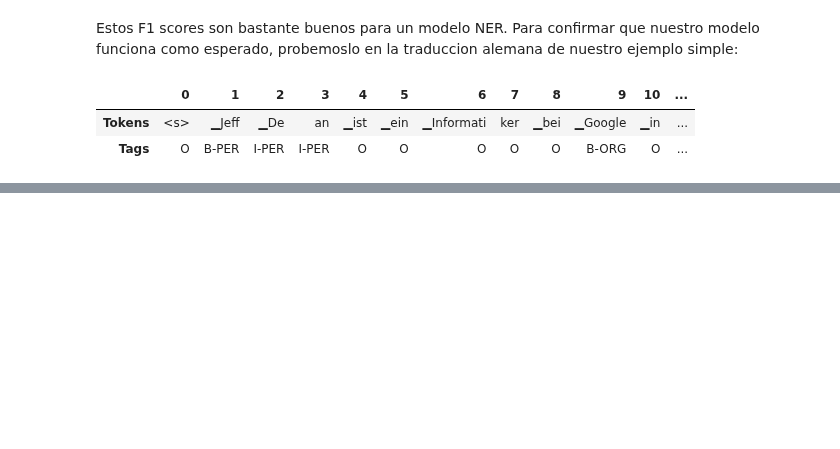
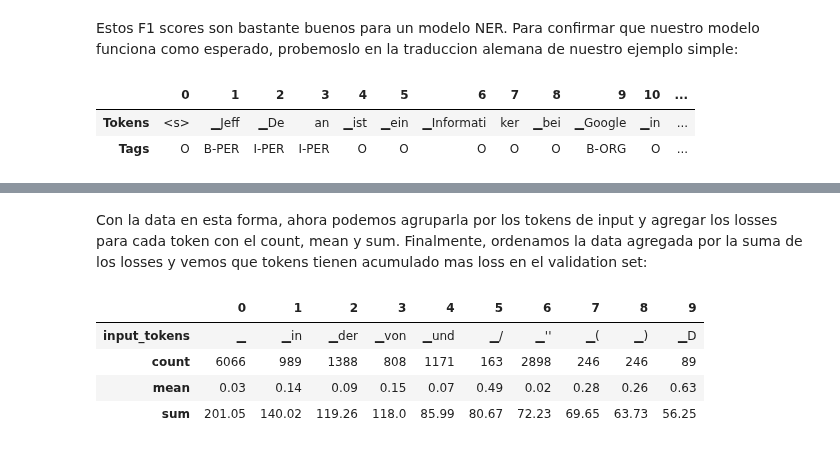
Before and after one commit to 0xpantera/UFM-AI-22, a Jupyter notebook: 08_NER.ipynb, the cells around one changed output, grey strips where cells are left out. Drawn from its saved outputs; the diff is of its cells as text; code cells hidden in the pictures; blank space fills up the shorter version.

```diff
--- a/08_NER.ipynb
+++ b/08_NER.ipynb
@@ -657,0 +715,19 @@ Funciona. Pero no podemos confiarnos con ver un solo ejemplo. Tenemos que realiz
+# %% [markdown]
+Con la data en esta forma, ahora podemos agruparla por los tokens de input y agregar los losses para cada token con el count, mean y sum. Finalmente, ordenamos la data agregada por la suma de los losses y vemos que tokens tienen acumulado mas loss en el validation set:
+# %%
+(
+    df_tokens.groupby("input_tokens")[["loss"]]
+    .agg(["count", "mean", "sum"])
+    .droplevel(level=0, axis=1)  # Get rid of multi-level columns
+    .sort_values(by="sum", ascending=False)
+    .reset_index()
+    .round(2)
+    .head(10)
+    .T
+)
+# %% [output]
+|  | 0 | 1 | 2 | 3 | 4 | 5 | 6 | 7 | 8 | 9 |
+| input_tokens | ▁ | ▁in | ▁der | ▁von | ▁und | ▁/ | ▁'' | ▁( | ▁) | ▁D |
+| count | 6066 | 989 | 1388 | 808 | 1171 | 163 | 2898 | 246 | 246 | 89 |
+| mean | 0.03 | 0.14 | 0.09 | 0.15 | 0.07 | 0.49 | 0.02 | 0.28 | 0.26 | 0.63 |
+| sum | 201.05 | 140.02 | 119.26 | 118.0 | 85.99 | 80.67 | 72.23 | 69.65 | 63.73 | 56.25 |
```
Also changed, not shown: parts of 35 cells of this notebook.
